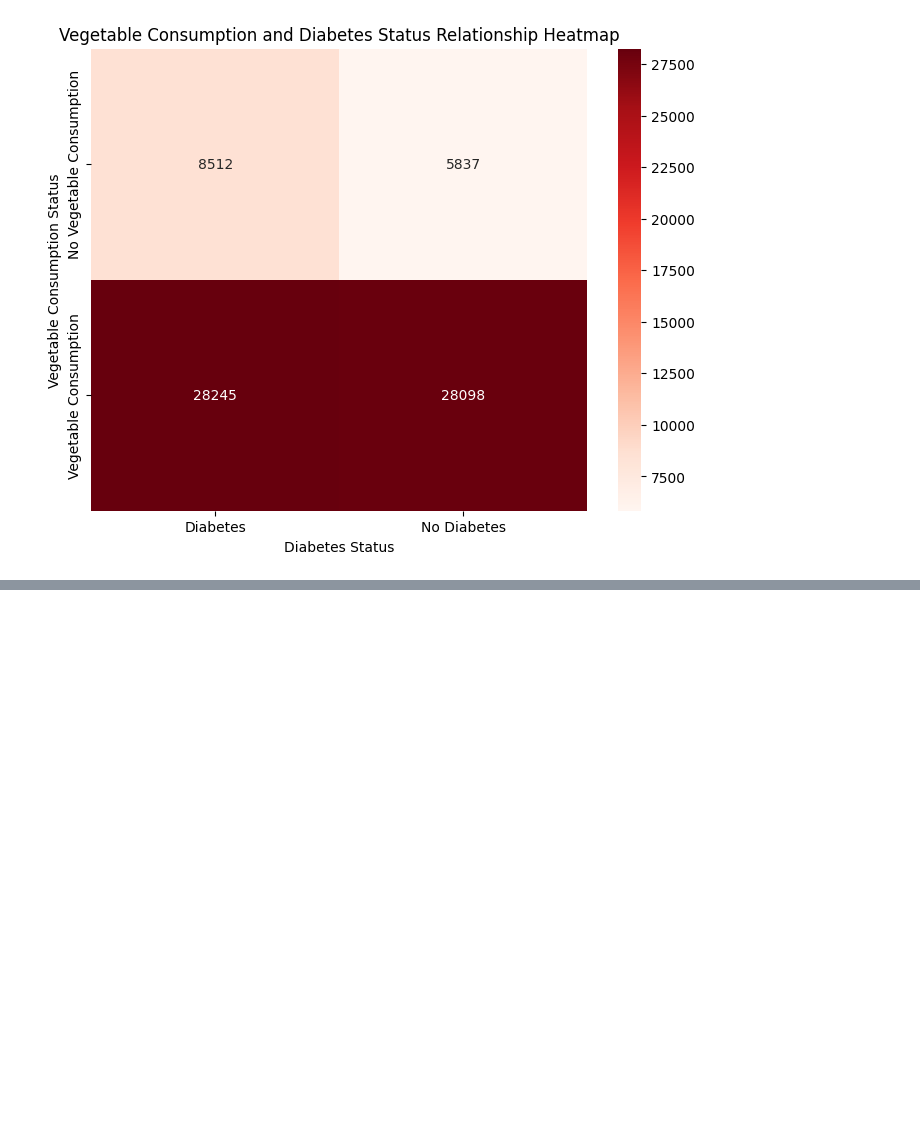
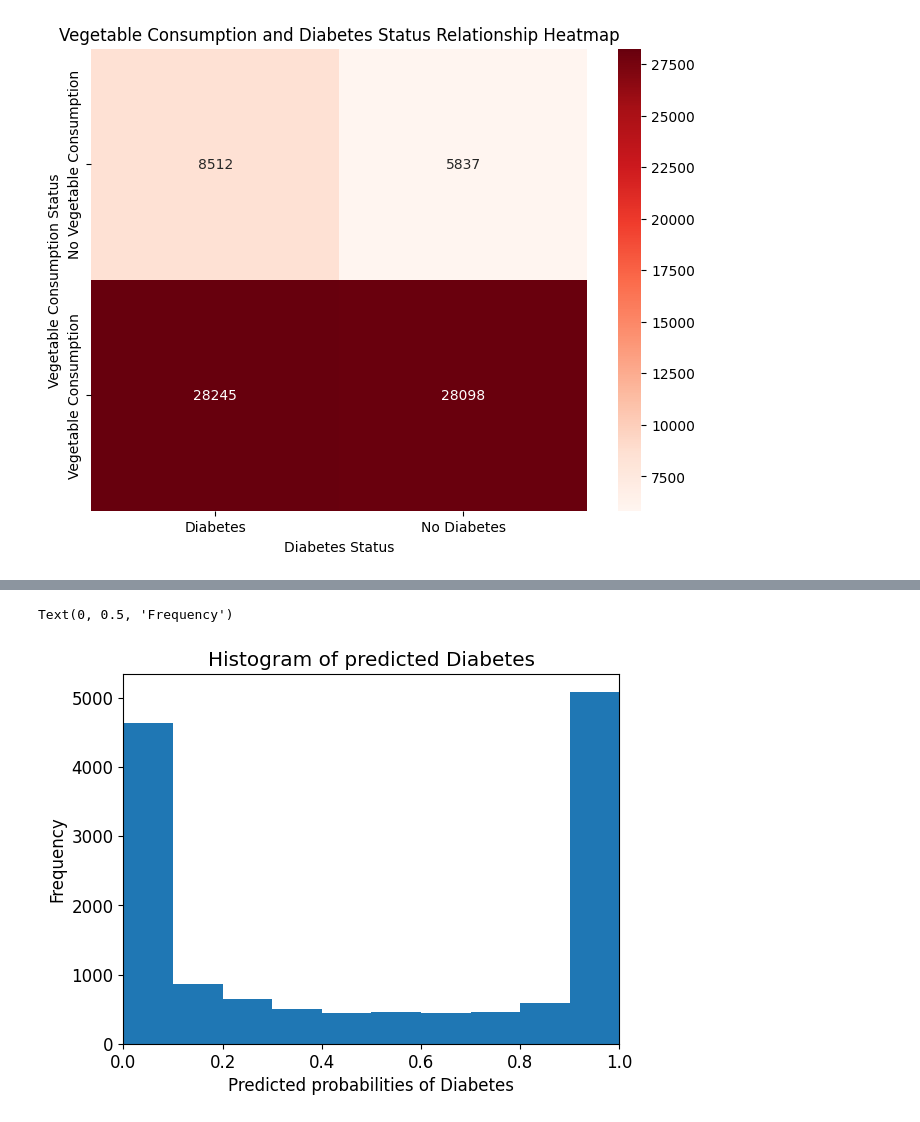
Before and after one commit to aarshabh/Diabetes-Prediction-Model, a Jupyter notebook: Term Project.ipynb, the cells around one changed output, grey strips where cells are left out. Cells and saved outputs as stored; diff of their text form; code cells hidden in the pictures; blank space fills up the shorter version.

```diff
--- a/Term Project.ipynb
+++ b/Term Project.ipynb
@@ -588,0 +640,5 @@ plt.show()
+# %%
+from sklearn.preprocessing import RobustScaler
+scalar = RobustScaler()
+X_train = scalar.fit_transform(X_train)
+X_test = scalar.transform(X_test)
@@ -588,0 +797,13 @@ plt.show()
+# %%
+gnb.predict_proba(X_test)[0:10, 1]
+y_pred1 = gnb.predict_proba(X_test)[:, 1]
+# %%
+plt.rcParams['font.size'] = 12
+plt.hist(y_pred1, bins = 10)
+plt.title('Histogram of predicted Diabetes')
+plt.xlim(0,1)
+plt.xlabel('Predicted probabilities of Diabetes')
+plt.ylabel('Frequency')
+# %% [output]
+Text(0, 0.5, 'Frequency')
+[figure, added]
```
Also changed, not shown: parts of 33 cells of this notebook.
